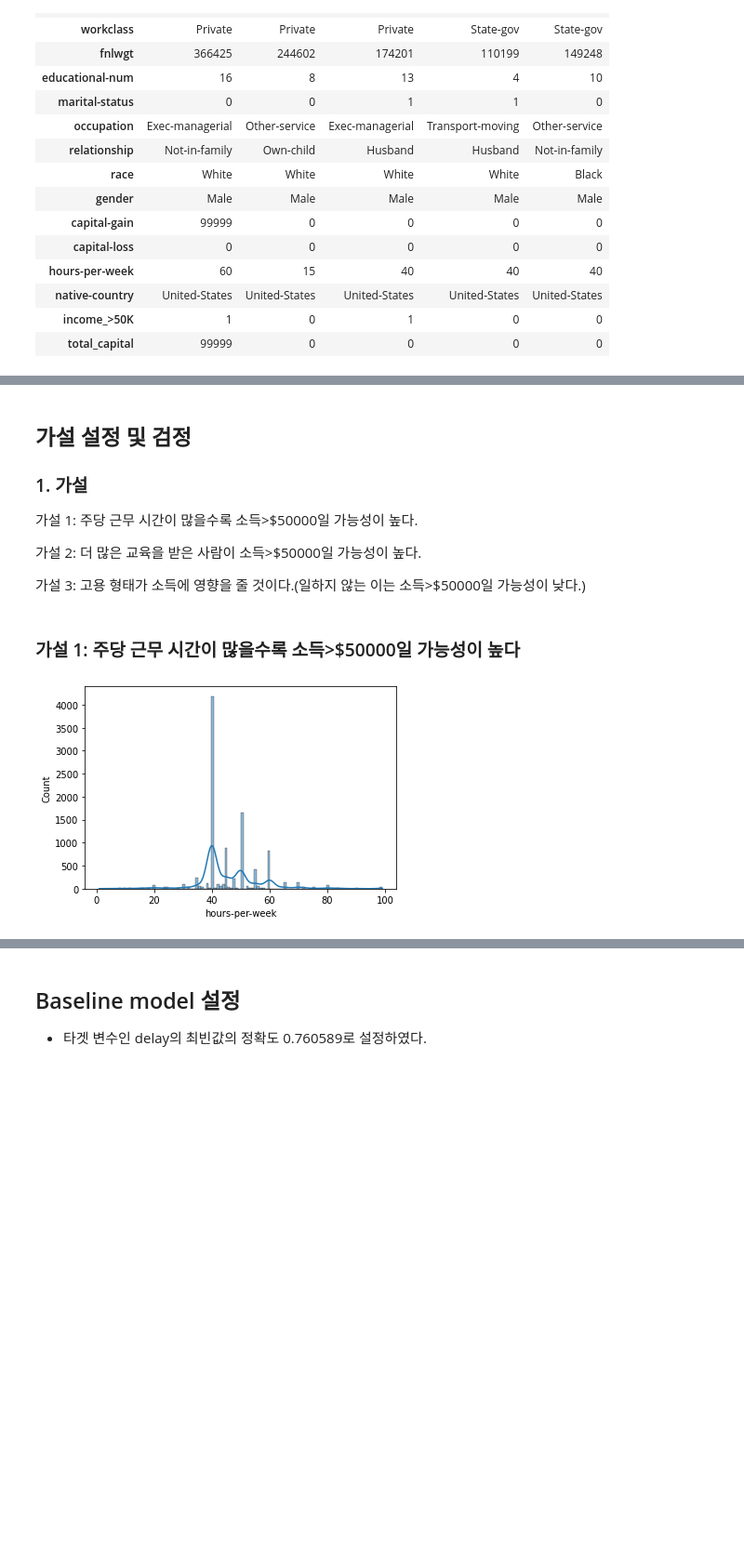
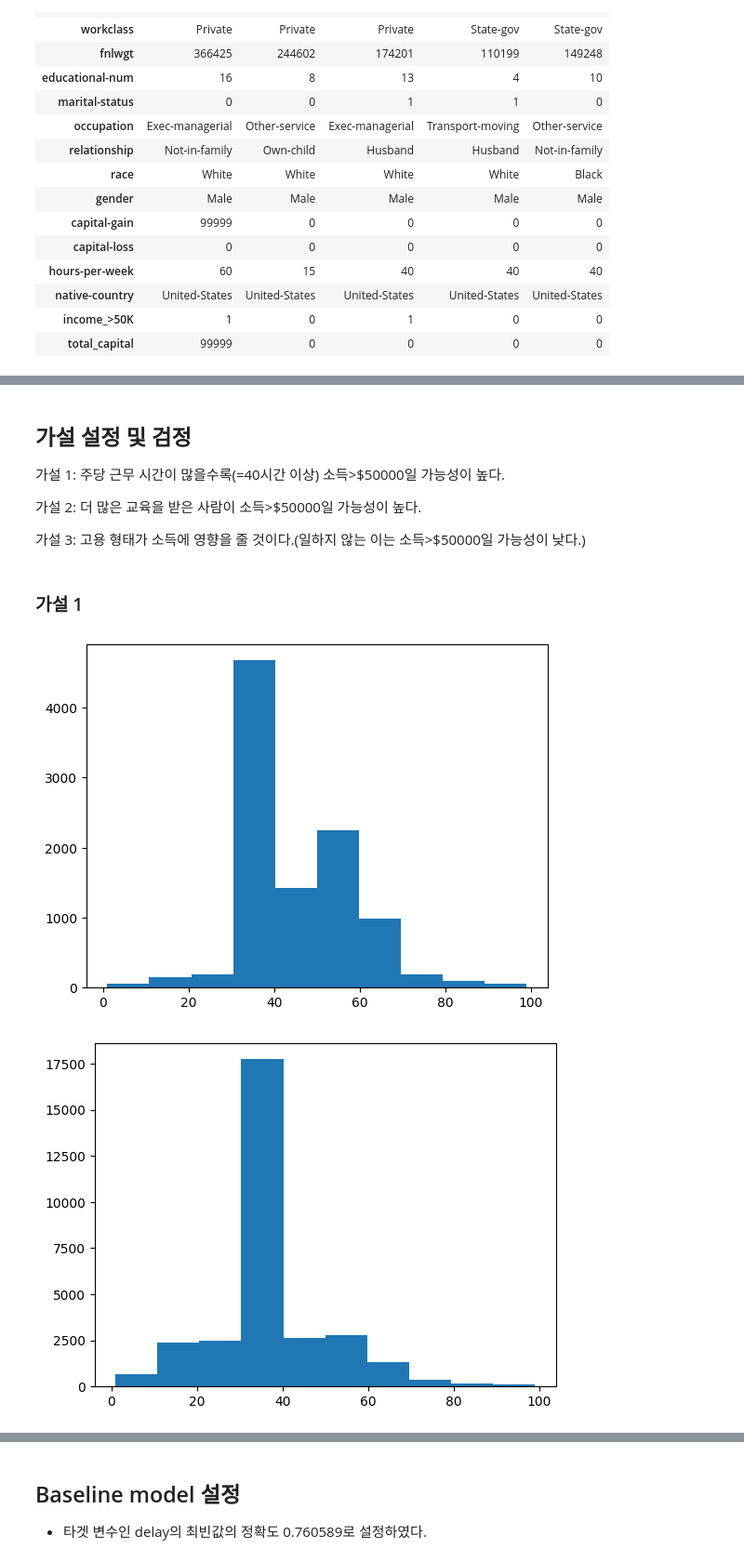
Before and after one commit to minnnnppp/Portfolio, a Jupyter notebook: Section2/AI_10_박민경_Project02(2408_수정).ipynb, the cells around one changed output, grey strips where cells are left out. Shown at 93% size. Cells and saved outputs as stored; diff of their text form; code cells hidden in the pictures; blank space fills up the shorter version.

```diff
--- a/Section2/AI_10_박민경_Project02.ipynb
+++ b/Section2/AI_10_박민경_Project02(2408_수정).ipynb
@@ -280,18 +295,27 @@ df.describe()
 | max | 90.000000 | 1.490400e+06 | 16.000000 | 1.000000 | 99999.000000 | 0.000000 | 99.000000 | ... |
 # %% [markdown]
 ## 가설 설정 및 검정
-### 1. 가설
-가설 1: 주당 근무 시간이 많을수록 소득>$50000일 가능성이 높다.
+가설 1: 주당 근무 시간이 많을수록(=40시간 이상) 소득>$50000일 가능성이 높다.
 
 가설 2: 더  많은 교육을 받은 사람이 소득>$50000일 가능성이 높다.
 
 가설 3: 고용 형태가 소득에 영향을 줄 것이다.(일하지 않는 이는 소득>$50000일 가능성이 낮다.)
-# %% [markdown]
-### 가설 1: 주당 근무 시간이 많을수록 소득>$50000일 가능성이 높다
-# %%
-# 가설 1
-rich = df[df['income_>50K'] == 1]
-sns.histplot(rich['hours-per-week'],kde=True);
-# %% [output]
-[figure, removed]
+# %% [markdown]
+### 가설 1
+# %%
+# 가설 1
+rich = df[df['income_>50K'] == 1]
+poor = df[df['income_>50K'] == 0]
+# df_more_work = rich[rich['hours-per-week']>40]
+# df_less_work = rich[rich['hours-per-week']<=40]
+
+## 근로시간별 소득 > 50000달러 넘는 사람 분포 시각화
+_ = plt.hist(rich['hours-per-week'])
+plt.show()
+
+_ = plt.hist(poor['hours-per-week'])
+plt.show()
+# %% [output]
+[figure, added]
+[figure, added]
 # %% [markdown]
```
Also changed, not shown: parts of 33 cells of this notebook, 1 other file.
